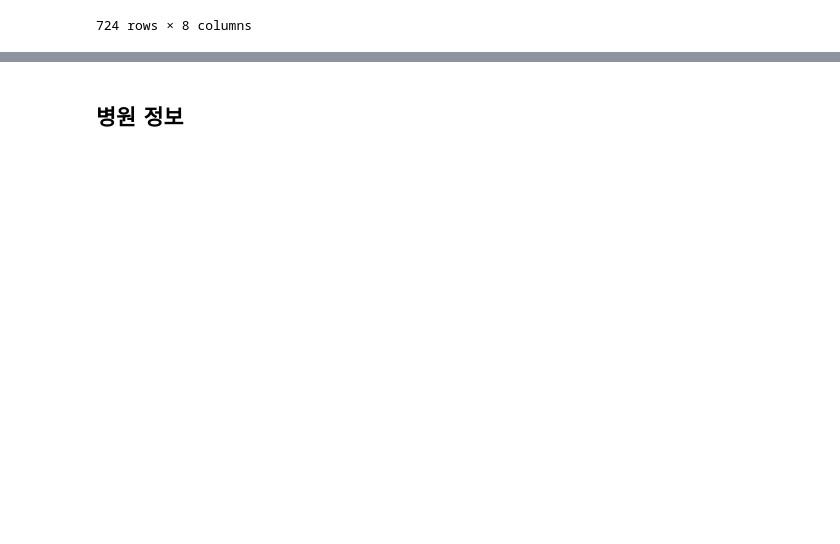
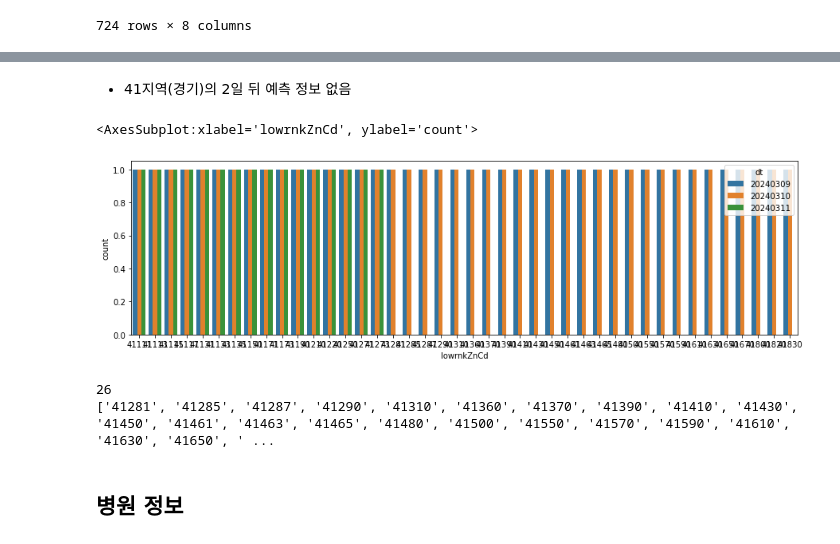
Before and after one commit to h1cho/DAStudy-sun, a Jupyter notebook: HYEWON/Analysis of Areas with Insufficient Healthcare Facilities_EDA.ipynb, the cells around one changed output, grey strips where cells are left out. Saved outputs shown, nothing was run; the diff lists cells and outputs as text; code cells hidden in the pictures; blank space fills up the shorter version.

```diff
--- a/HYEWON/Analysis of Areas with Insufficient Healthcare Facilities_EDA.ipynb
+++ b/HYEWON/Analysis of Areas with Insufficient Healthcare Facilities_EDA.ipynb
@@ -213,2 +268,19 @@ pd.read_csv("./data/Healthcare Facilities/df1.csv")
+# %% [markdown]
+- 41지역(경기)의 2일 뒤 예측 정보 없음
+# %%
+plt.figure(figsize=(15,4))
+sns.countplot(data=df_1[df_1["znCd"]=="41"], x="lowrnkZnCd", hue="dt")
+# %% [output]
+<AxesSubplot:xlabel='lowrnkZnCd', ylabel='count'>
+[figure, added]
+# %%
+# 2일 뒤 예측 정보 없는 지역 리스트
+zn_41 = df_1[df_1["znCd"]=="41"]["lowrnkZnCd"].unique()
+zn_notnull = df_1[(df_1["znCd"]=="41")&(df_1["dt"]=="20240311")]["lowrnkZnCd"].unique()
+zn_null = [x for x in zn_41 if x not in zn_notnull]
+print(f"{len(zn_null)}\n{zn_null}")
+# %% [output]
+26
+['41281', '41285', '41287', '41290', '41310', '41360', '41370', '41390', '41410', '41430', '41450', '41461', '41463', '41465', '41480', '41500', '41550', '41570', '41590', '41610', '41630', '41650', ' ...
 # %% [markdown]
 ## 병원 정보
```
Also changed, not shown: parts of 11 cells of this notebook.
